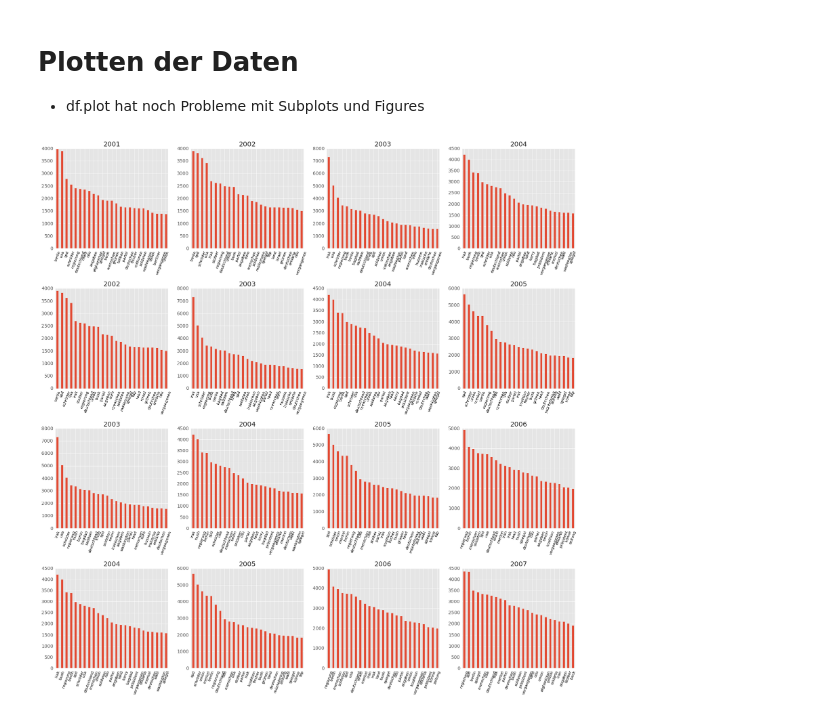
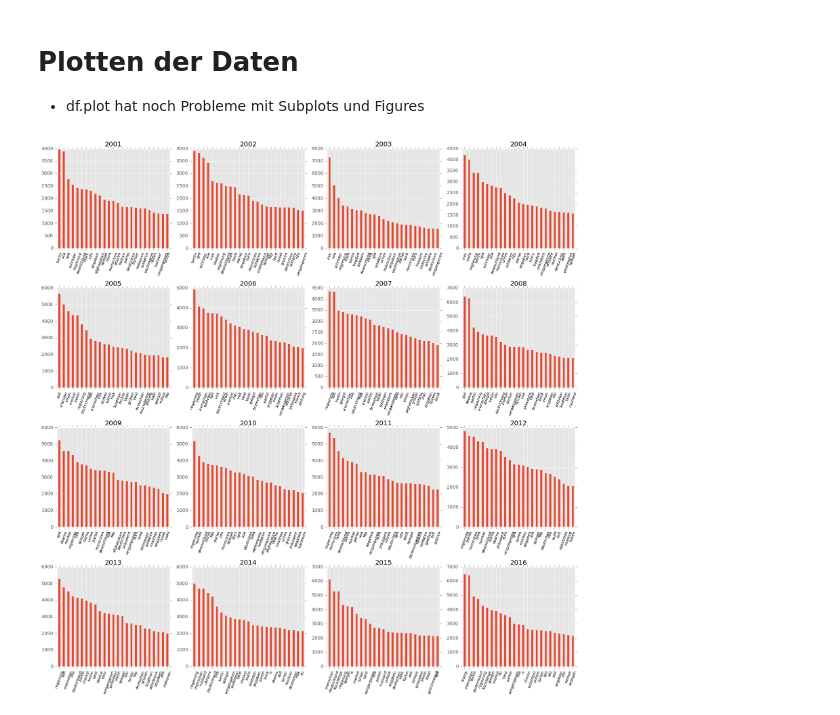
Before and after one commit to se1983/WT-1_Grundlagen_Datascience, a Jupyter notebook: Häufigkeitsanalyse_im_Zeitverlauf/Plotten der Jahresübersichten.ipynb, the cells around one changed output. Drawn from its saved outputs; the diff is of its cells as text; code cells hidden in the pictures.

```diff
--- a/Häufigkeitsanalyse_im_Zeitverlauf/Plotten der Jahresübersichten.ipynb
+++ b/Häufigkeitsanalyse_im_Zeitverlauf/Plotten der Jahresübersichten.ipynb
@@ -6,33 +6,35 @@
 %matplotlib inline
 import matplotlib.pyplot as plt
 import numpy as np
 import pandas as pd
 
 plt.style.use('ggplot')
 
 
 dfs = [pd.read_csv('http://5.189.161.24:8080/DATA/politics_top25words_{}.csv'.format(Y),
                    index_col=0)
        for Y in range(2001, 2017)]
 
 fig, axes = plt.subplots(4, 4, figsize=(20,20))
 fig.subplots_adjust(hspace = 0.4)
 
 for i in range(4):
     for j in range(4):
 
-        df = dfs[i+j]
+        indx = i*4 + j
+
+        df = dfs[indx]
         ax = axes[i, j]
 
         df.plot(ax = ax, kind='bar')
         ax.legend_.remove()
-        ax.set_title(2001+i+j)
+        ax.set_title(2001+indx)
         ax.set_xlabel('')
 
         for tick in ax.get_xticklabels():
             tick.set_fontsize(8)
             tick.set_color('black')
             tick.set_rotation(70)
 plt.show()
 # %% [output]
-[figure, old version]
+[figure, new version]
```
